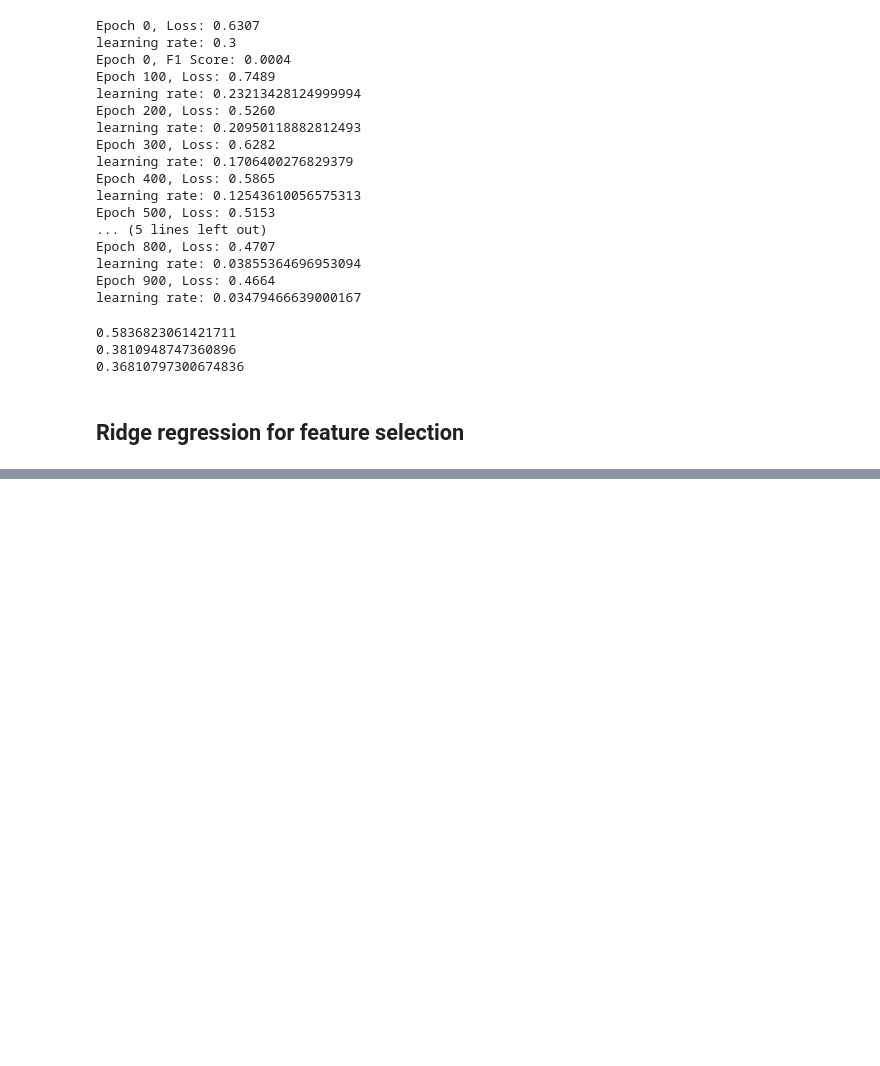
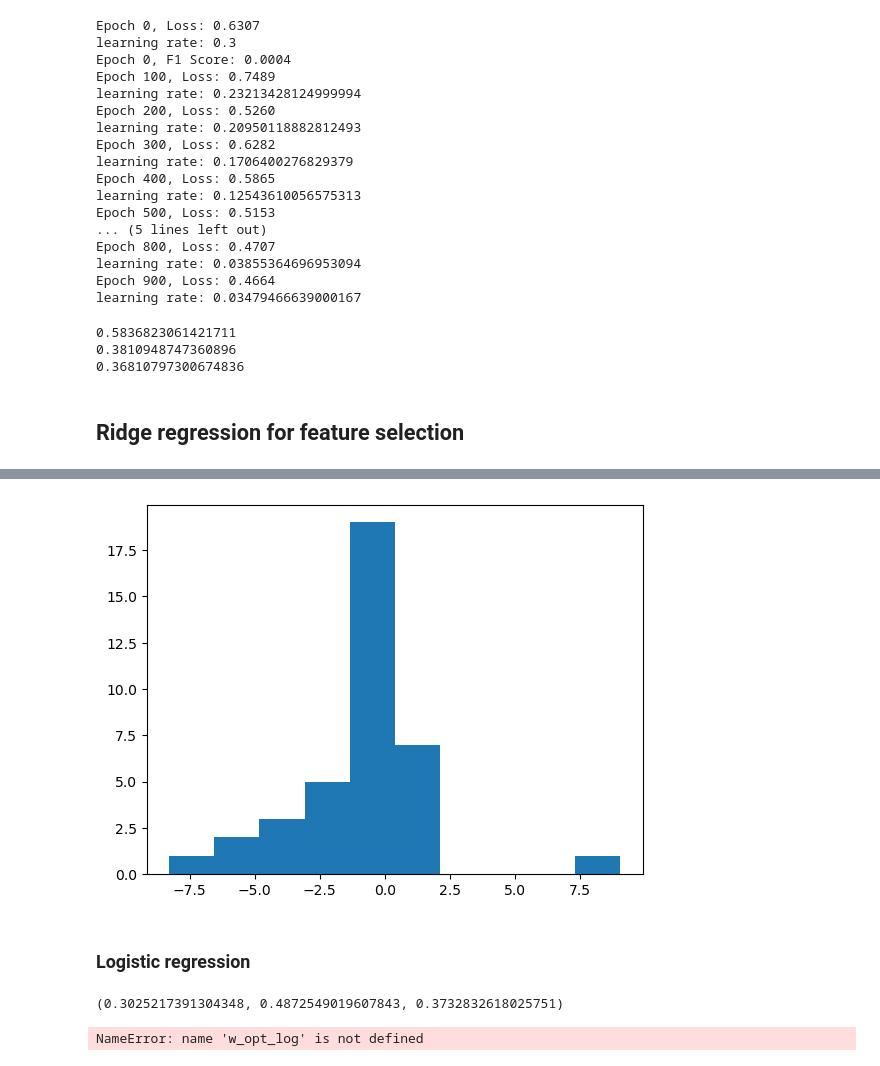
Before and after one commit to epfml/ml-project-1-whai, a Jupyter notebook: preprocessing.ipynb, the cells around one changed output, grey strips where cells are left out. Saved outputs shown, nothing was run; the diff lists cells and outputs as text; code cells hidden in the pictures; blank space fills up the shorter version.

```diff
--- a/preprocessing.ipynb
+++ b/preprocessing.ipynb
@@ -278,0 +321,7 @@ print(model.compute_f1_score(x_val_scaled,y_val.reshape(-1,1)))
+# %%
+plt.hist(w_opt*100)
+plt.show()
+# %% [output]
+[figure, added]
+# %% [markdown]
+### Logistic regression
@@ -278,0 +330,12 @@ print(model.compute_f1_score(x_val_scaled,y_val.reshape(-1,1)))
+# %%
+compute_scores(x_val_scaled,w_opt_log,y_val,threshold=0.68,apply_sigmoid=True)
+# %% [output]
+(0.3025217391304348, 0.4872549019607843, 0.3732832618025751)
+# %%
+thr_l=np.arange(0.3,0.75,0.01)
+f1_scores=[compute_scores(x_val_scaled,w_opt_log,y_val,threshold=t,apply_sigmoid=True)[2] for t in thr_l]
+plt.plot(thr_l,f1_scores,marker='o')
+plt.xlabel("threshold")
+plt.ylabel("f1-score")
+# %% [output]
+NameError: name 'w_opt_log' is not defined
```
Also changed, not shown: parts of 5 cells of this notebook.
